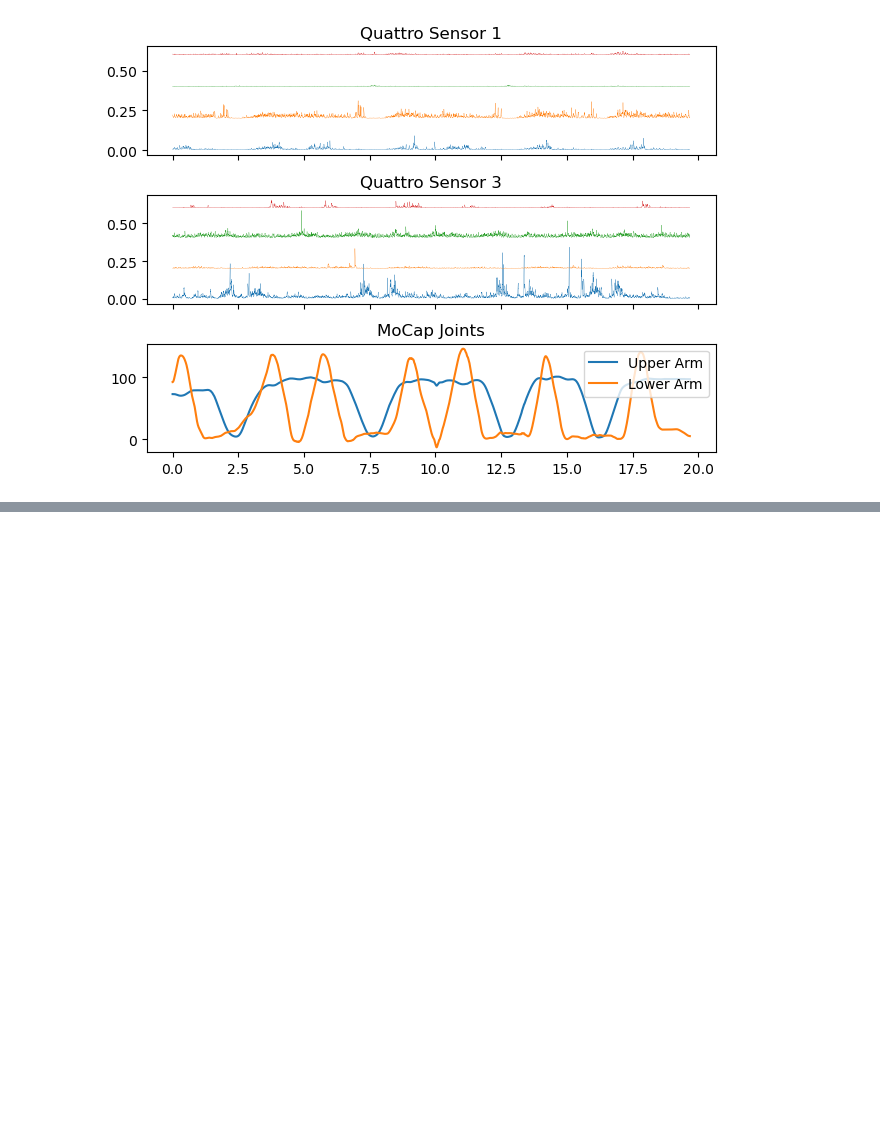
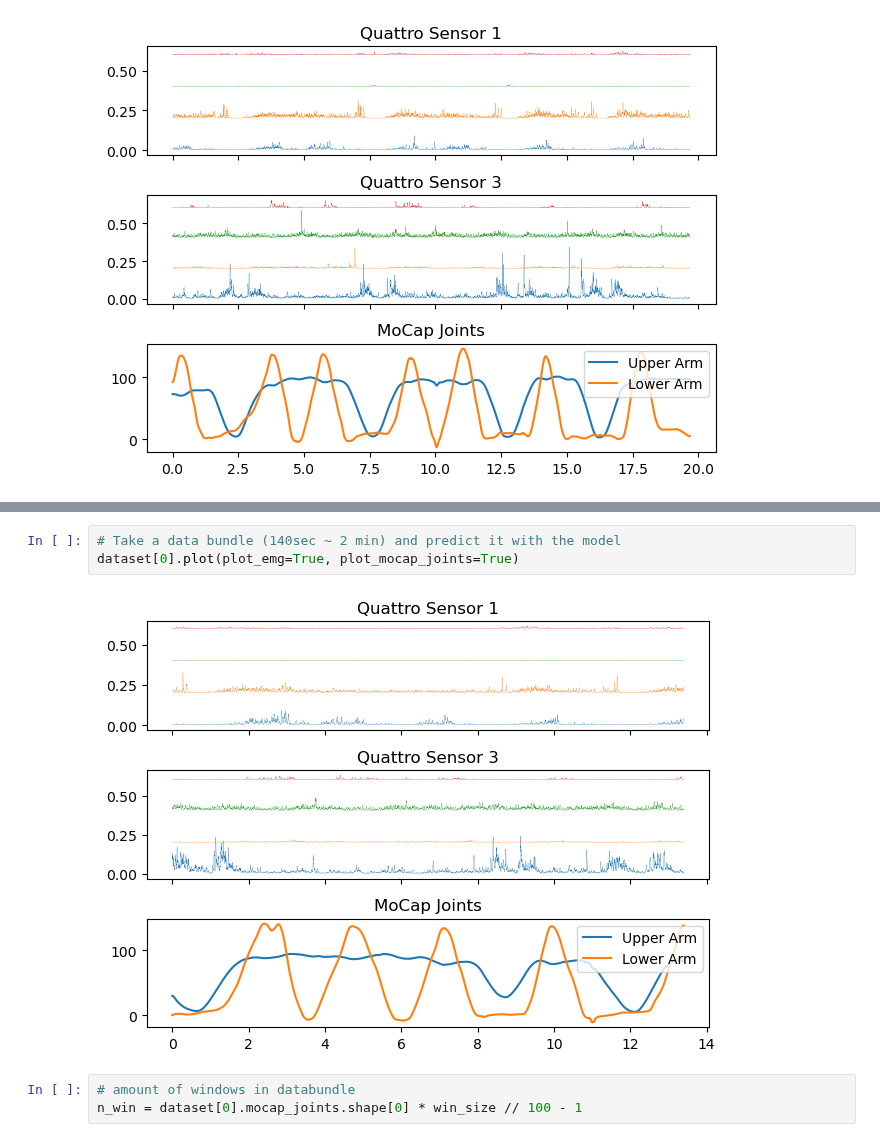
Before and after one commit to gjmm07/Masterthesis, a Jupyter notebook: FirstModel.ipynb, the cells around one changed output, grey strips where cells are left out. Saved outputs shown, nothing was run; the diff lists cells and outputs as text; blank space fills up the shorter version.

```diff
--- a/FirstModel.ipynb
+++ b/FirstModel.ipynb
@@ -45,0 +183,8 @@ joints.shape, emg_data.shape
+# %%
+# Take a data bundle (140sec ~ 2 min) and predict it with the model
+dataset[0].plot(plot_emg=True, plot_mocap_joints=True)
+# %% [output]
+[figure, added]
+# %%
+# amount of windows in databundle
+n_win = dataset[0].mocap_joints.shape[0] * win_size // 100 - 1
```
Also changed, not shown: parts of 18 cells of this notebook, 3 other files.
